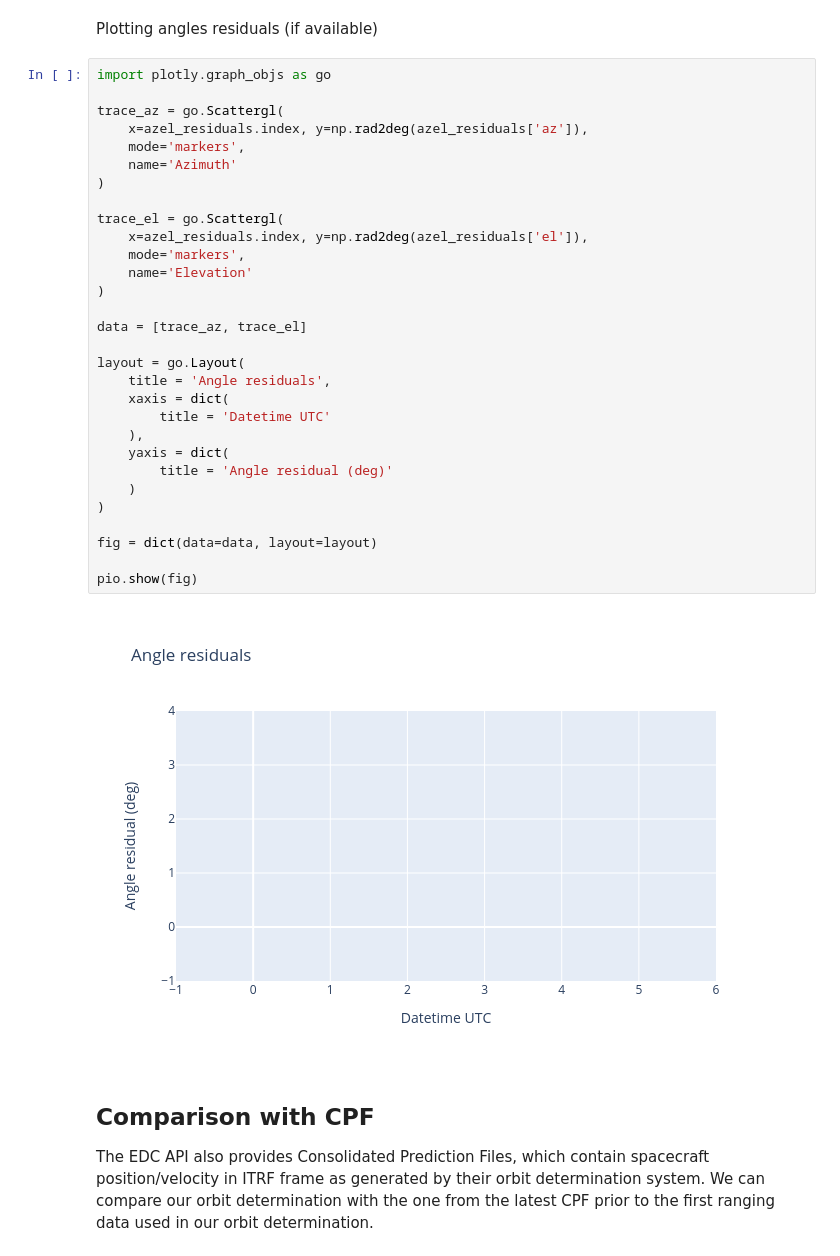
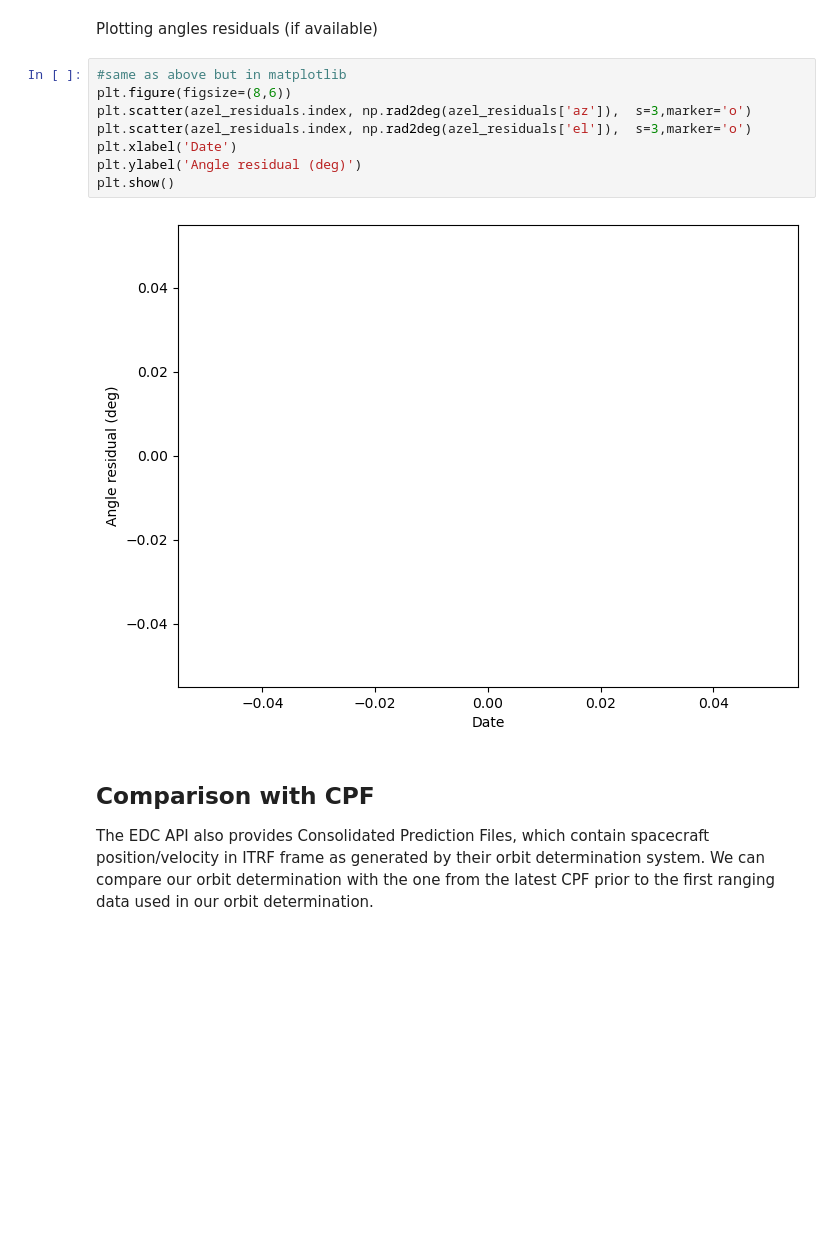
Before and after one commit to CharlesPlusC/ERP_tools, a Jupyter notebook: notebooks/OrdDetOrekitExample.ipynb, the cells around one changed output. Cells and saved outputs as stored; diff of their text form; blank space fills up the shorter version.

```diff
--- a/notebooks/OrdDetOrekitExample.ipynb
+++ b/notebooks/OrdDetOrekitExample.ipynb
@@ -1156,37 +1150,15 @@ pio.show(fig)
 # %% [markdown]
 Plotting angles residuals (if available)
-# %%
-import plotly.graph_objs as go
-
-trace_az = go.Scattergl(
-    x=azel_residuals.index, y=np.rad2deg(azel_residuals['az']),
-    mode='markers',
-    name='Azimuth'
-)
-
-trace_el = go.Scattergl(
-    x=azel_residuals.index, y=np.rad2deg(azel_residuals['el']),
-    mode='markers',
-    name='Elevation'
-)
-
-data = [trace_az, trace_el]
-
-layout = go.Layout(
-    title = 'Angle residuals',
-    xaxis = dict(
-        title = 'Datetime UTC'
-    ),
-    yaxis = dict(
-        title = 'Angle residual (deg)'
-    )
-)
-
-fig = dict(data=data, layout=layout)
-
-pio.show(fig)
-# %% [output]
-[figure, removed]
+# %%
+#same as above but in matplotlib
+plt.figure(figsize=(8,6))
+plt.scatter(azel_residuals.index, np.rad2deg(azel_residuals['az']),  s=3,marker='o')
+plt.scatter(azel_residuals.index, np.rad2deg(azel_residuals['el']),  s=3,marker='o')
+plt.xlabel('Date')
+plt.ylabel('Angle residual (deg)')
+plt.show()
+# %% [output]
+[figure, added]
 # %% [markdown]
 ## Comparison with CPF
 The EDC API also provides Consolidated Prediction Files, which contain spacecraft position/velocity in ITRF frame as generated by their orbit determination system. We can compare our orbit determination with the one from the latest CPF prior to the first ranging data used in our orbit determination.
```
Also changed, not shown: parts of 30 cells of this notebook, 7 other files.
